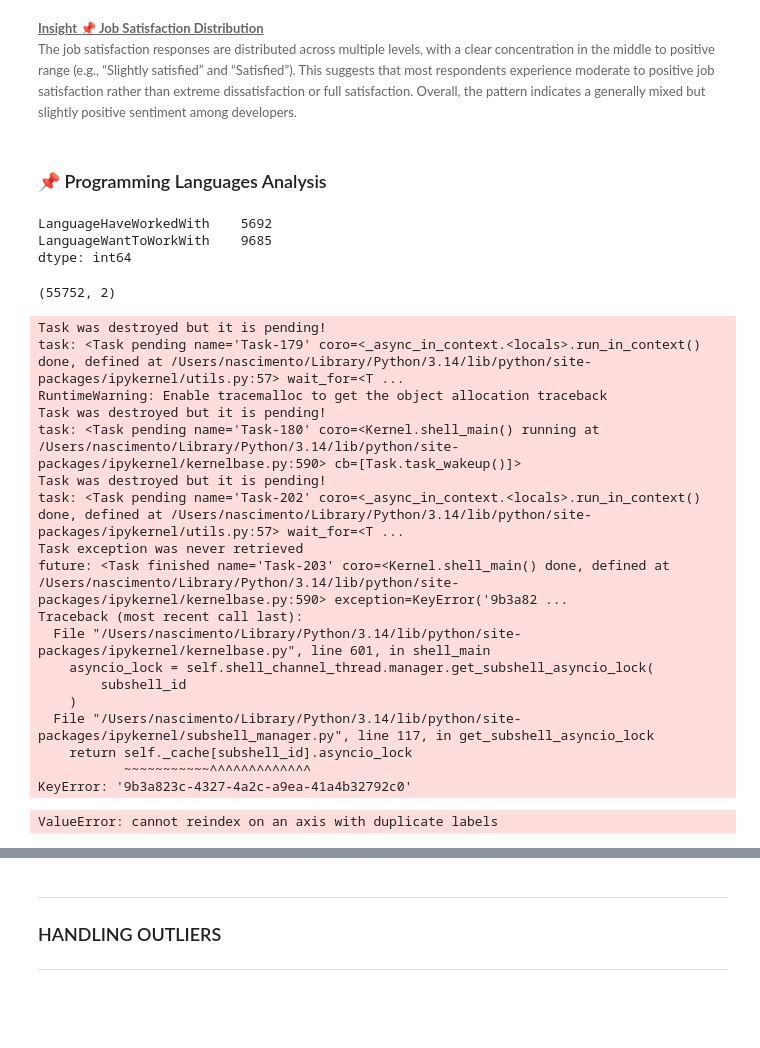
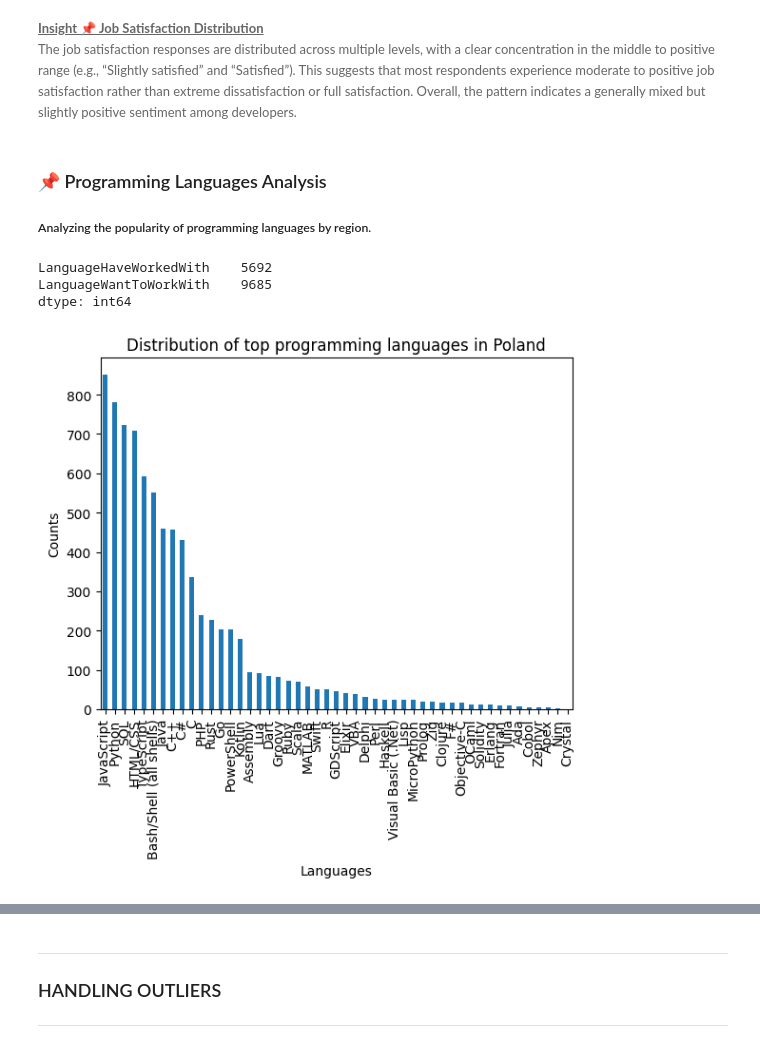
Before and after one commit to dev-evelin/ibm-data-analyst-capstone, a Jupyter notebook: notebooks/03_Exploratory_Data_Analysis.ipynb, the cells around one changed output, grey strips where cells are left out. Saved outputs shown, nothing was run; the diff lists cells and outputs as text; code cells hidden in the pictures; blank space fills up the shorter version.

```diff
--- a/notebooks/03_Exploratory_Data_Analysis.ipynb
+++ b/notebooks/03_Exploratory_Data_Analysis.ipynb
@@ -434,6 +434,7 @@ The job satisfaction responses are distributed across multiple levels, with a cl
 </p>
 # %% [markdown]
 ### 📌  Programming Languages Analysis
+##### Analyzing the popularity of programming languages by region.
 # %%
 df[["LanguageHaveWorkedWith", "LanguageWantToWorkWith"]].isnull().sum()
 # %% [output]
@@ -441,35 +442,17 @@ LanguageHaveWorkedWith    5692
 LanguageWantToWorkWith    9685
 dtype: int64
 # %%
-df[["LanguageHaveWorkedWith", "LanguageWantToWorkWith"]].dropna().shape
+# Poland
+df["Country"].isnull().sum()
+df_poland = df[df["Country"] == "Poland"]
+
+df_lang_poland = df_poland["LanguageHaveWorkedWith"].str.split(";").explode()
+
+df_lang_poland.value_counts().plot(kind="bar")
+plt.title("Distribution of top programming languages in Poland")
+plt.xlabel("Languages")
+plt.ylabel("Counts")
+plt.show()
 # %% [output]
-(55752, 2)
+[figure, added]
-# %%
-df_lang_have = df["LanguageHaveWorkedWith"].str.split(";").explode()
-df_lang_want = df["LanguageWantToWorkWith"].str.split(";").explode()
-
-comparison = pd.DataFrame({
-   "LanguageHaveWorked": df_lang_have,
-    "LanguageWantWork": df_lang_want,
-}).fillna(0)
-# %% [output]
-Task was destroyed but it is pending!
-task: <Task pending name='Task-179' coro=<_async_in_context.<locals>.run_in_context() done, defined at /Users/nascimento/Library/Python/3.14/lib/python/site-packages/ipykernel/utils.py:57> wait_for=<T ...
-RuntimeWarning: Enable tracemalloc to get the object allocation traceback
-Task was destroyed but it is pending!
-task: <Task pending name='Task-180' coro=<Kernel.shell_main() running at /Users/nascimento/Library/Python/3.14/lib/python/site-packages/ipykernel/kernelbase.py:590> cb=[Task.task_wakeup()]>
-Task was destroyed but it is pending!
-task: <Task pending name='Task-202' coro=<_async_in_context.<locals>.run_in_context() done, defined at /Users/nascimento/Library/Python/3.14/lib/python/site-packages/ipykernel/utils.py:57> wait_for=<T ...
-Task exception was never retrieved
-future: <Task finished name='Task-203' coro=<Kernel.shell_main() done, defined at /Users/nascimento/Library/Python/3.14/lib/python/site-packages/ipykernel/kernelbase.py:590> exception=KeyError('9b3a82 ...
-Traceback (most recent call last):
-  File "/Users/nascimento/Library/Python/3.14/lib/python/site-packages/ipykernel/kernelbase.py", line 601, in shell_main
-    asyncio_lock = self.shell_channel_thread.manager.get_subshell_asyncio_lock(
-        subshell_id
-    )
-  File "/Users/nascimento/Library/Python/3.14/lib/python/site-packages/ipykernel/subshell_manager.py", line 117, in get_subshell_asyncio_lock
-    return self._cache[subshell_id].asyncio_lock
-           ~~~~~~~~~~~^^^^^^^^^^^^^
-KeyError: '9b3a823c-4327-4a2c-a9ea-41a4b32792c0'
-ValueError: cannot reindex on an axis with duplicate labels
 # %%
```
Also changed, not shown: parts of 1 cell of this notebook.
